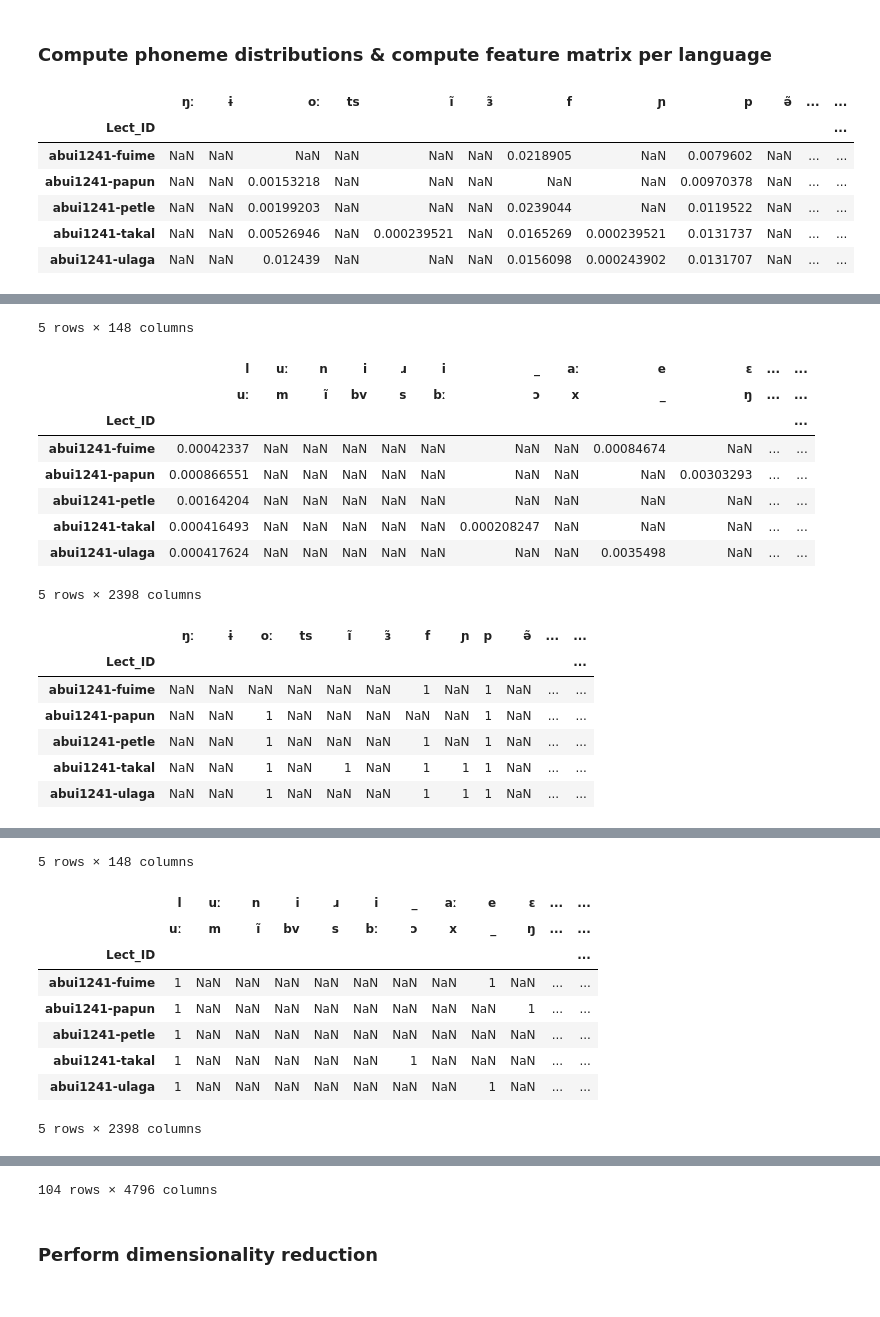
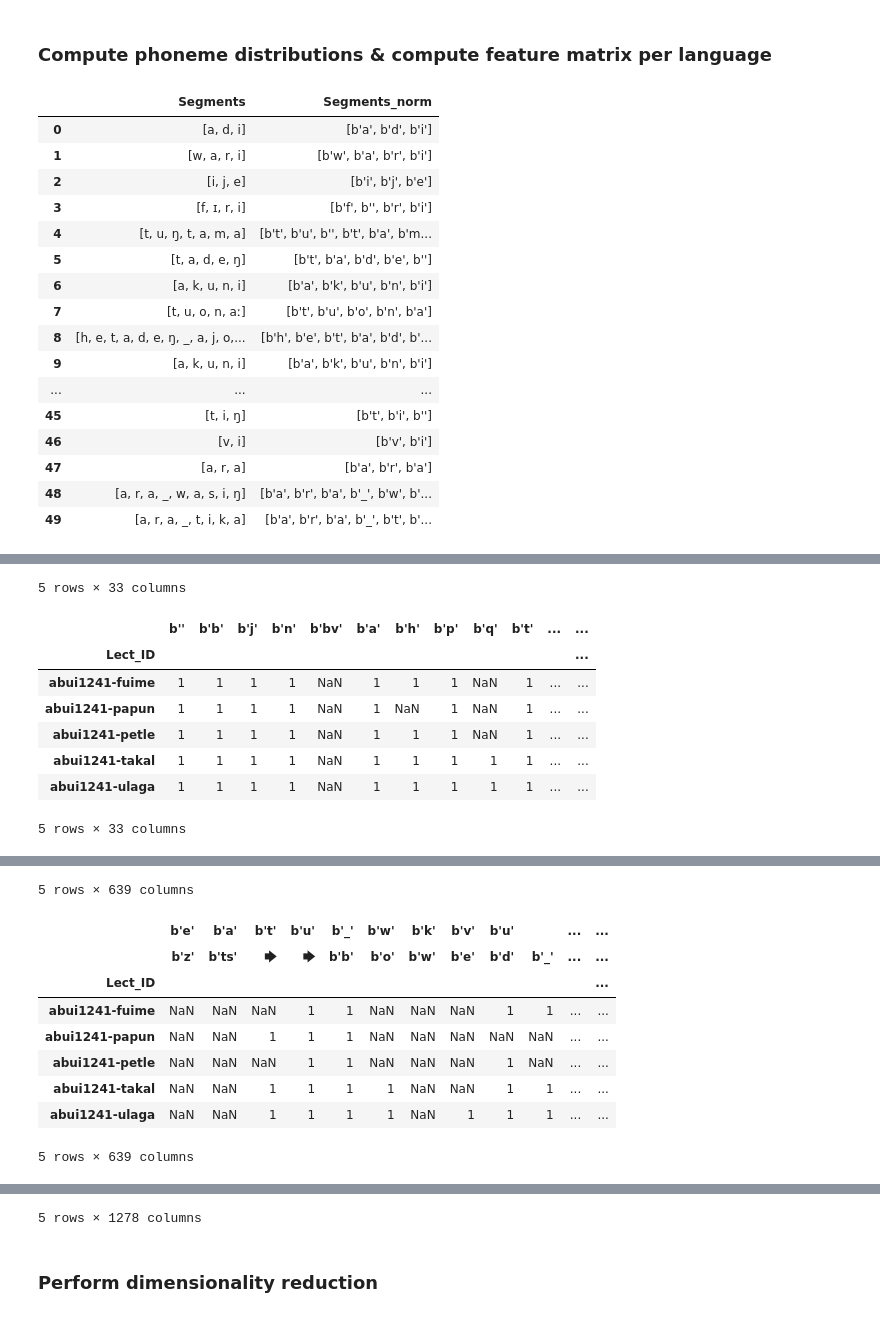
Before and after one commit to peterdekker/agents-intergenerational, a Jupyter notebook: data/compare_phonology.ipynb, the cells around one changed output, grey strips where cells are left out. Cells and saved outputs as stored; diff of their text form; code cells hidden in the pictures.

```diff
--- a/data/compare_phonology.ipynb
+++ b/data/compare_phonology.ipynb
@@ -67,42 +67,54 @@ if CHARACTER_SEGMENTATION:
     display(data_merged_df[["Segments", "Segments_char"]].head(50))
 else:
     # Use segmentation from dataset (clustering some combinations together)
-    segments_col = "Segments"
+    segments_col = "Segments_norm"
+    data_merged_df["Segments_norm"] = data_merged_df["Segments"].apply(lambda x : common.normalize_list(x, form="NFD"))
+    display(data_merged_df[["Segments", "Segments_norm"]].head(50))
 
 data_grouped_lang = data_merged_df.groupby("Lect_ID")
 data_agg = data_grouped_lang.aggregate({segments_col:list, "Name": "first", "Family": "first", "Latitude": "first", "Longitude":"first"})
 # data_agg["phone_prob"] = data_agg[segments_col].apply(common.phone_prob)
 # data_agg["biphone_prob"] = data_agg[segments_col].apply(common.biphone_prob)
 # data_agg["phone_prob_existence"] = data_agg[segments_col].apply(common.phone_prob_existence)
 # data_agg["biphone_prob_existence"] = data_agg[segments_col].apply(common.biphone_prob_existence)
 # display(data_agg.head())
 
 # Effect now is:
 # -1 for available biphone,
 # -None for combination not available, None for combination and both constitutents not available
 # => None replaced by 0
 # What Macklin-Cordes does:
 # - 1 for available biphone
 # - 0 for combination not available, if constituents are available
 # - None for combination not available, if constituents not available
 phone_prob_matrix = common.create_matrix(data_agg, segments_col, common.phone_prob, "phone_prob")
 phone_prob_existence_matrix = common.create_matrix(data_agg, segments_col, common.phone_prob_existence, "phone_prob_existence")
 biphone_prob_matrix = common.create_matrix(data_agg, segments_col, common.biphone_prob, "biphone_prob")
 biphone_prob_existence_matrix = common.create_matrix(data_agg, segments_col, common.biphone_prob_existence, "biphone_prob_existence")
 
 phone_prob_boundaries_matrix = common.create_matrix(data_agg, segments_col, common.phone_prob_boundaries, "phone_prob_boundaries")
 biphone_transition_matrix = common.create_biphone_transition_matrix(biphone_prob_matrix, phone_prob_boundaries_matrix)
 
 display(phone_prob_matrix.head())
 display(phone_prob_existence_matrix.head())
 display(biphone_prob_matrix.head())
 display(biphone_prob_existence_matrix.head())
 display(biphone_transition_matrix.head())
 # %% [output]
-|  | ŋː | ɨ | oː | ts | ĩ | ɜ̃ | f | ɲ | p | ə̃ | ... | ... |
-| Lect_ID |  |  |  |  |  |  |  |  |  |  |  | ... |
-| abui1241-fuime | NaN | NaN | NaN | NaN | NaN | NaN | 0.0218905 | NaN | 0.0079602 | NaN | ... | ... |
-| abui1241-papun | NaN | NaN | 0.00153218 | NaN | NaN | NaN | NaN | NaN | 0.00970378 | NaN | ... | ... |
-| abui1241-petle | NaN | NaN | 0.00199203 | NaN | NaN | NaN | 0.0239044 | NaN | 0.0119522 | NaN | ... | ... |
-| abui1241-takal | NaN | NaN | 0.00526946 | NaN | 0.000239521 | NaN | 0.0165269 | 0.000239521 | 0.0131737 | NaN | ... | ... |
-| abui1241-ulaga | NaN | NaN | 0.012439 | NaN | NaN | NaN | 0.0156098 | 0.000243902 | 0.0131707 | NaN | ... | ... |
+|  | Segments | Segments_norm |
+| 0 | [a, d, i] | [b'a', b'd', b'i'] |
+| 1 | [w, a, r, i] | [b'w', b'a', b'r', b'i'] |
+| 2 | [i, j, e] | [b'i', b'j', b'e'] |
+| 3 | [f, ɪ, r, i] | [b'f', b'', b'r', b'i'] |
+| 4 | [t, u, ŋ, t, a, m, a] | [b't', b'u', b'', b't', b'a', b'm... |
+| 5 | [t, a, d, e, ŋ] | [b't', b'a', b'd', b'e', b''] |
+| 6 | [a, k, u, n, i] | [b'a', b'k', b'u', b'n', b'i'] |
+| 7 | [t, u, o, n, aː] | [b't', b'u', b'o', b'n', b'a'] |
+| 8 | [h, e, t, a, d, e, ŋ, _, a, j, o,... | [b'h', b'e', b't', b'a', b'd', b'... |
+| 9 | [a, k, u, n, i] | [b'a', b'k', b'u', b'n', b'i'] |
+| ... | ... | ... |
+| 45 | [t, i, ŋ] | [b't', b'i', b''] |
+| 46 | [v, i] | [b'v', b'i'] |
+| 47 | [a, r, a] | [b'a', b'r', b'a'] |
+| 48 | [a, r, a, _, w, a, s, i, ŋ] | [b'a', b'r', b'a', b'_', b'w', b'... |
+| 49 | [a, r, a, _, t, i, k, a] | [b'a', b'r', b'a', b'_', b't', b'... |
@@ -109,17 +128,9 @@ display(biphone_transition_matrix.head())
-5 rows × 148 columns
+5 rows × 33 columns
-|  | l | uː | n | i | ɹ | i | _ | aː | e | ɛ | ... | ... |
-|  | uː | m | ĩ | bv | s | bː | ɔ | x | _ | ŋ | ... | ... |
-| Lect_ID |  |  |  |  |  |  |  |  |  |  |  | ... |
-| abui1241-fuime | 0.00042337 | NaN | NaN | NaN | NaN | NaN | NaN | NaN | 0.00084674 | NaN | ... | ... |
-| abui1241-papun | 0.000866551 | NaN | NaN | NaN | NaN | NaN | NaN | NaN | NaN | 0.00303293 | ... | ... |
-| abui1241-petle | 0.00164204 | NaN | NaN | NaN | NaN | NaN | NaN | NaN | NaN | NaN | ... | ... |
-| abui1241-takal | 0.000416493 | NaN | NaN | NaN | NaN | NaN | 0.000208247 | NaN | NaN | NaN | ... | ... |
-| abui1241-ulaga | 0.000417624 | NaN | NaN | NaN | NaN | NaN | NaN | NaN | 0.0035498 | NaN | ... | ... |
+|  | b'' | b'b' | b'j' | b'n' | b'bv' | b'a' | b'h' | b'p' | b'q' | b't' | ... | ... |
+| Lect_ID |  |  |  |  |  |  |  |  |  |  |  | ... |
+| abui1241-fuime | 1 | 1 | 1 | 1 | NaN | 1 | 1 | 1 | NaN | 1 | ... | ... |
+| abui1241-papun | 1 | 1 | 1 | 1 | NaN | 1 | NaN | 1 | NaN | 1 | ... | ... |
+| abui1241-petle | 1 | 1 | 1 | 1 | NaN | 1 | 1 | 1 | NaN | 1 | ... | ... |
+| abui1241-takal | 1 | 1 | 1 | 1 | NaN | 1 | 1 | 1 | 1 | 1 | ... | ... |
+| abui1241-ulaga | 1 | 1 | 1 | 1 | NaN | 1 | 1 | 1 | 1 | 1 | ... | ... |
-5 rows × 2398 columns
+5 rows × 33 columns
-|  | ŋː | ɨ | oː | ts | ĩ | ɜ̃ | f | ɲ | p | ə̃ | ... | ... |
-| Lect_ID |  |  |  |  |  |  |  |  |  |  |  | ... |
-| abui1241-fuime | NaN | NaN | NaN | NaN | NaN | NaN | 1 | NaN | 1 | NaN | ... | ... |
-| abui1241-papun | NaN | NaN | 1 | NaN | NaN | NaN | NaN | NaN | 1 | NaN | ... | ... |
-| abui1241-petle | NaN | NaN | 1 | NaN | NaN | NaN | 1 | NaN | 1 | NaN | ... | ... |
-| abui1241-takal | NaN | NaN | 1 | NaN | 1 | NaN | 1 | 1 | 1 | NaN | ... | ... |
-| abui1241-ulaga | NaN | NaN | 1 | NaN | NaN | NaN | 1 | 1 | 1 | NaN | ... | ... |
@@ -126,10 +145,10 @@ display(biphone_transition_matrix.head())
-5 rows × 148 columns
+5 rows × 639 columns
-|  | l | uː | n | i | ɹ | i | _ | aː | e | ɛ | ... | ... |
-|  | uː | m | ĩ | bv | s | bː | ɔ | x | _ | ŋ | ... | ... |
-| Lect_ID |  |  |  |  |  |  |  |  |  |  |  | ... |
-| abui1241-fuime | 1 | NaN | NaN | NaN | NaN | NaN | NaN | NaN | 1 | NaN | ... | ... |
-| abui1241-papun | 1 | NaN | NaN | NaN | NaN | NaN | NaN | NaN | NaN | 1 | ... | ... |
-| abui1241-petle | 1 | NaN | NaN | NaN | NaN | NaN | NaN | NaN | NaN | NaN | ... | ... |
-| abui1241-takal | 1 | NaN | NaN | NaN | NaN | NaN | 1 | NaN | NaN | NaN | ... | ... |
-| abui1241-ulaga | 1 | NaN | NaN | NaN | NaN | NaN | NaN | NaN | 1 | NaN | ... | ... |
+|  | b'e' | b'a' | b't' | b'u' | b'_' | b'w' | b'k' | b'v' | b'u' |  | ... | ... |
+|  | b'z' | b'ts' | 🡆 | 🡆 | b'b' | b'o' | b'w' | b'e' | b'd' | b'_' | ... | ... |
+| Lect_ID |  |  |  |  |  |  |  |  |  |  |  | ... |
+| abui1241-fuime | NaN | NaN | NaN | 1 | 1 | NaN | NaN | NaN | 1 | 1 | ... | ... |
+| abui1241-papun | NaN | NaN | 1 | 1 | 1 | NaN | NaN | NaN | NaN | NaN | ... | ... |
+| abui1241-petle | NaN | NaN | NaN | 1 | 1 | NaN | NaN | NaN | 1 | NaN | ... | ... |
+| abui1241-takal | NaN | NaN | 1 | 1 | 1 | 1 | NaN | NaN | 1 | 1 | ... | ... |
+| abui1241-ulaga | NaN | NaN | 1 | 1 | 1 | 1 | NaN | 1 | 1 | 1 | ... | ... |
-5 rows × 2398 columns
+5 rows × 639 columns
@@ -150,4 +163,4 @@ display(biphone_transition_matrix.head())
-104 rows × 4796 columns
+5 rows × 1278 columns
 # %% [markdown]
 ### Perform dimensionality reduction
 # %%
```
Also changed, not shown: parts of 2 cells of this notebook, 2 other files.
